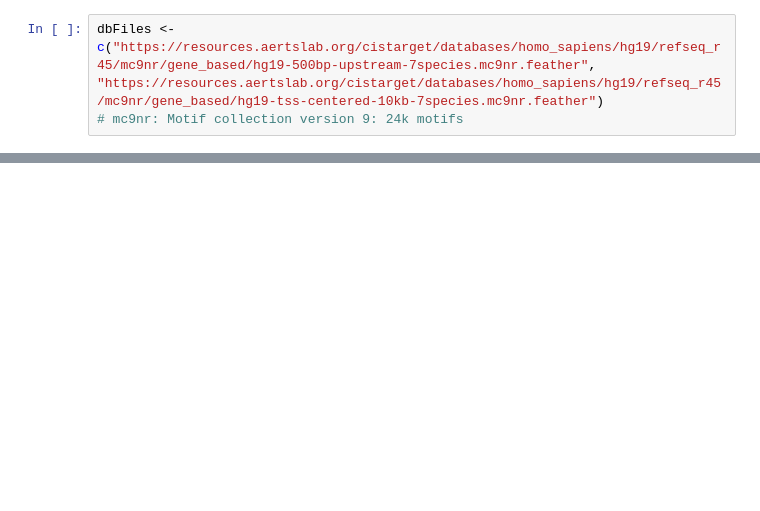
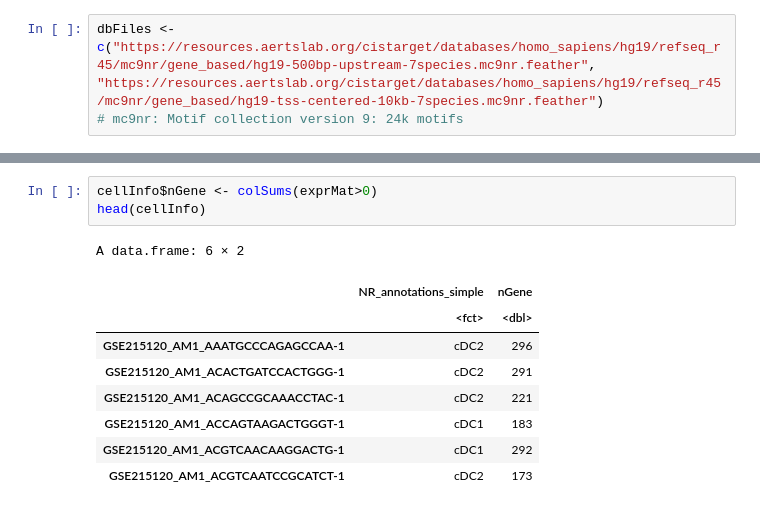
Before and after one commit to tuonglab/Nikita-project, a Jupyter notebook: notebooks/2024-12-20_SCENIC-R.ipynb, the cells around one changed output, grey strips where cells are left out. Drawn from its saved outputs; the diff is of its cells as text; blank space fills up the shorter version.

```diff
--- a/notebooks/2024-12-20_SCENIC-R.ipynb
+++ b/notebooks/2024-12-20_SCENIC-R.ipynb
@@ -285,0 +300,13 @@ dbFiles <- c("https://resources.aertslab.org/cistarget/databases/homo_sapiens/hg
+# %%
+cellInfo$nGene <- colSums(exprMat>0)
+head(cellInfo)
+# %% [output]
+A data.frame: 6 × 2
+|  | NR_annotations_simple | nGene |
+|  | <fct> | <dbl> |
+| GSE215120_AM1_AAATGCCCAGAGCCAA-1 | cDC2 | 296 |
+| GSE215120_AM1_ACACTGATCCACTGGG-1 | cDC2 | 291 |
+| GSE215120_AM1_ACAGCCGCAAACCTAC-1 | cDC2 | 221 |
+| GSE215120_AM1_ACCAGTAAGACTGGGT-1 | cDC1 | 183 |
+| GSE215120_AM1_ACGTCAACAAGGACTG-1 | cDC1 | 292 |
+| GSE215120_AM1_ACGTCAATCCGCATCT-1 | cDC2 | 173 |
```
Also changed, not shown: parts of 12 cells of this notebook, 5 other files.
